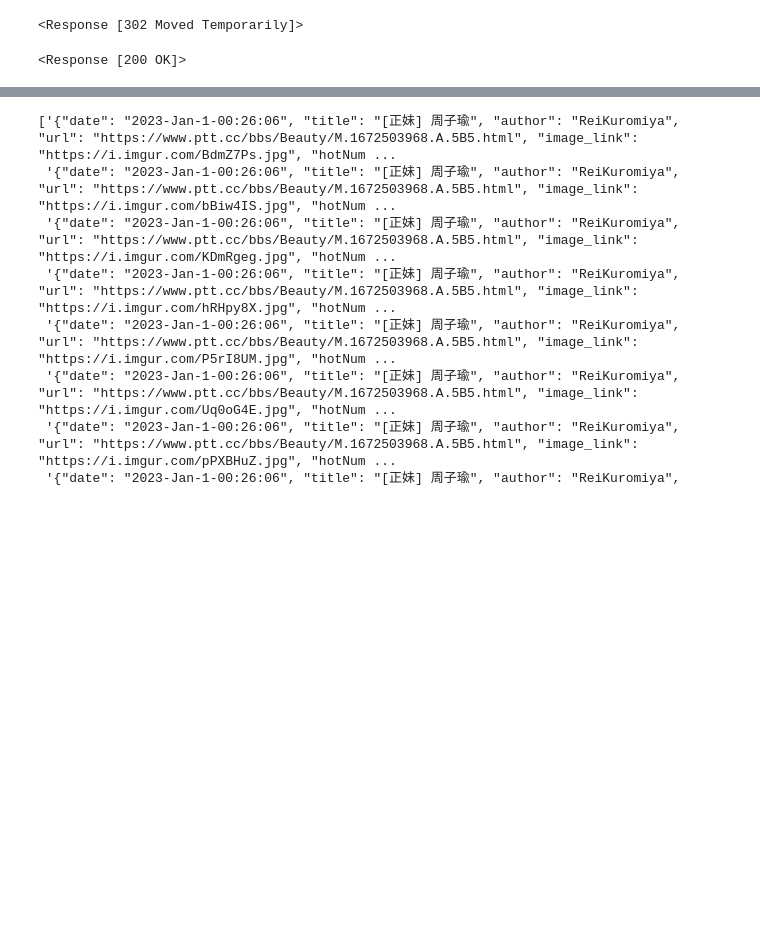
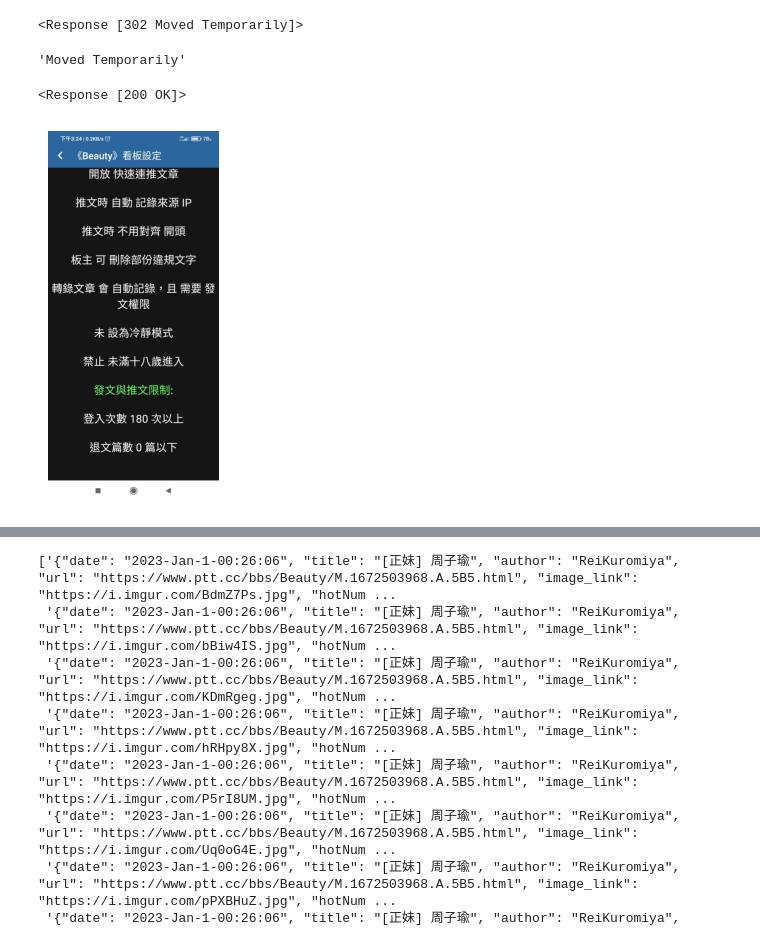
Before and after one commit to KeithLin724/NYCU-Data-Science-2024, a Jupyter notebook: HW1/Part2/lab.ipynb, the cells around one changed output, grey strips where cells are left out. Cells and saved outputs as stored; diff of their text form; code cells hidden in the pictures; blank space fills up the shorter version.

```diff
--- a/HW1/Part2/lab.ipynb
+++ b/HW1/Part2/lab.ipynb
@@ -77,8 +77,33 @@ result = httpx.get("https://i.imgur.com/XaKrUlM.jpg",headers=USER)
 result
 # %% [output]
 <Response [302 Moved Temporarily]>
+# %%
+result.reason_phrase
+# %% [output]
+'Moved Temporarily'
 # %%
 result = httpx.get("https://i.imgur.com/g4Ix06N.jpg",headers=USER)
 result
 # %% [output]
 <Response [200 OK]>
+# %%
+import io
+# from PIL import Image
+import cv2
+import numpy as np
+import matplotlib.pyplot as plt
+
+# to buffer stream
+image = cv2.imdecode(np.frombuffer(result.content , np.uint16) , cv2.IMREAD_COLOR)
+# cv transform color
+image = cv2.cvtColor(image , cv2.COLOR_BGR2RGB)
+
+plt.imshow(image)
+plt.axis("off")
+plt.show()
+
+# cv2.imshow( image)
+# image = Image.open(io.BytesIO(result.content))
+# image
+# %% [output]
+[figure, added]
```
Also changed, not shown: parts of 1 cell of this notebook.
